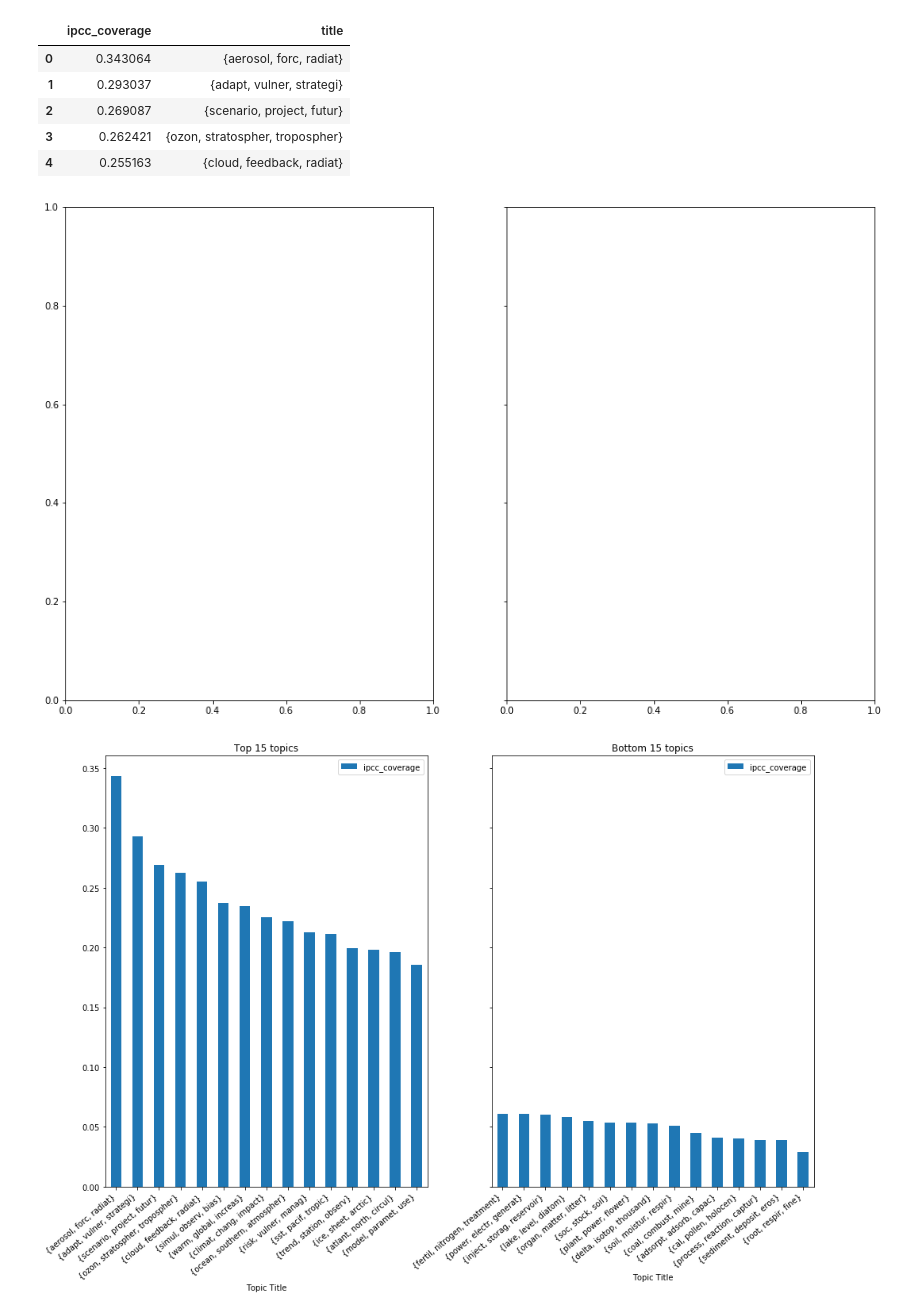
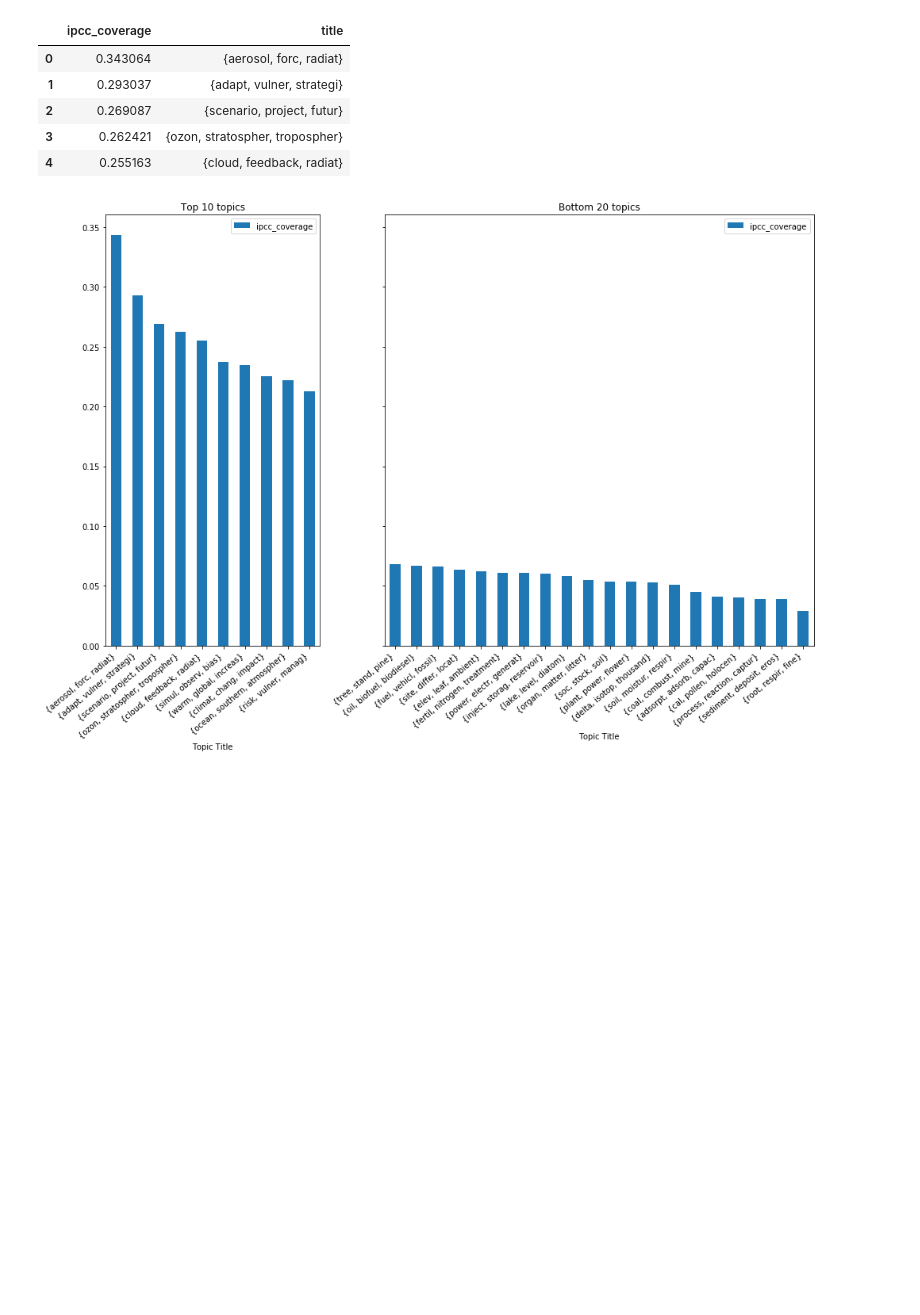
Before and after one commit to mcallaghan/cc-topography, a Jupyter notebook: code/IPCC_topics.ipynb, the cells around one changed output. Saved outputs shown, nothing was run; the diff lists cells and outputs as text; code cells hidden in the pictures; blank space fills up the shorter version.

```diff
--- a/code/IPCC_topics.ipynb
+++ b/code/IPCC_topics.ipynb
@@ -81,37 +82,40 @@ df.head()
 # %%
 plt.rcParams["figure.figsize"] = [16,10]
 
-fig, axs = plt.subplots(
-    nrows=1,
-    ncols=2,
-    sharey=True,
-    gridspec_kw=dict(hspace=0.4))
+# plot it
+fig = plt.figure(figsize=(16, 10))
+gs = gridspec.GridSpec(1, 2, width_ratios=[1, 2])
+ax0 = plt.subplot(gs[0])
+ax1 = plt.subplot(gs[1],sharey=ax0)
 
-n = 15
+axs = [ax0,ax1]
+
+nn = 15
 
 i=0
 for ax in axs:
 
     bdf = df.set_index(['title'])[['ipcc_coverage']]
 
     #ax.set_ylim([0, 20])
 
     if i==0:
+        n = nn-5
         bdf.head(n).plot.bar(ax=ax)
         ax.set_title('Top {} topics'.format(n))
     else:
+        n = nn+5
         bdf.tail(n).plot.bar(ax=ax)
         ax.set_title('Bottom {} topics'.format(n))
 
     i+=1
 
     ax.set_xlabel('Topic Title')
     ax.set_xticklabels(ax.get_xticklabels(), rotation=40, ha="right")
 
 plt.xlabel('Topic Title')
 
 plt.savefig('../plots/ipcc_topics_{}.png'.format(run_id),bbox_inches='tight')
 plt.show()
 # %% [output]
-[figure, old version]
+[figure, new version]
-[figure, removed]
```
Also changed, not shown: parts of 2 cells of this notebook, 1 other file.
